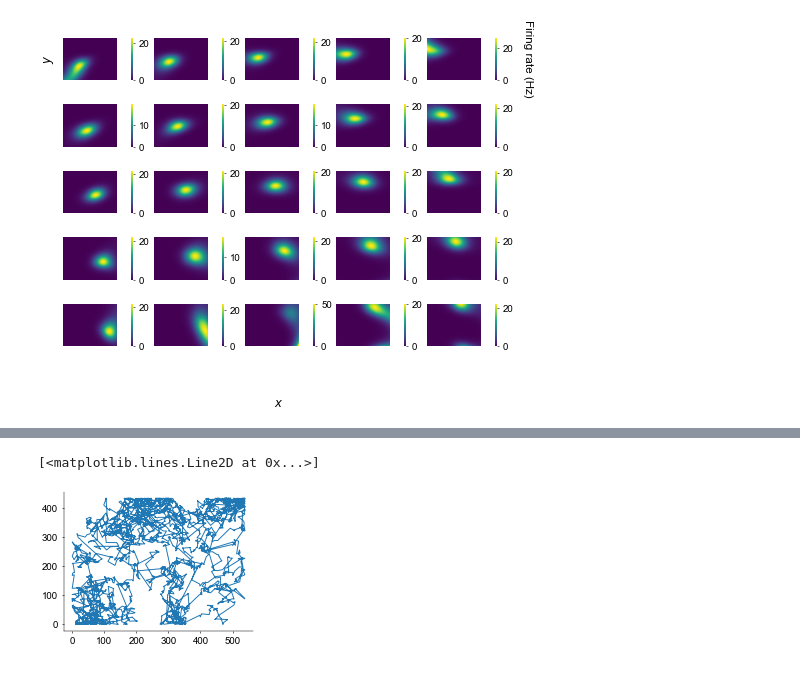
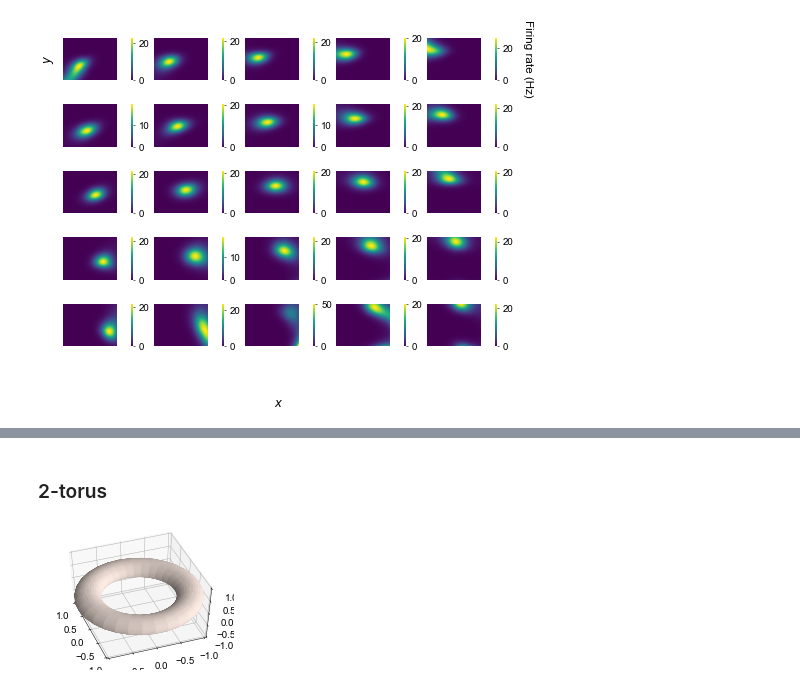
Before and after one commit to davindicode/universal-count-model, a Jupyter notebook: lib/examples/GPLVM.ipynb, the cells around one changed output, grey strips where cells are left out. Cells and saved outputs as stored; diff of their text form; code cells hidden in the pictures.

```diff
--- a/lib/examples/GPLVM.ipynb
+++ b/lib/examples/GPLVM.ipynb
@@ -41,3 +131,16 @@ plt.style.use(['paper.mplstyle'])
+# %%
+X_loc, X_std = gp_lvm.eval_X()
+
+colors = plt.get_cmap("tab10").colors[::-1]
+labels = df.index.unique()
+
+for i, label in enumerate(labels):
+    X_i = X_loc[0][df.index == label]
+    Y_i = X_loc[1][df.index == label]
+    plt.scatter(X_i[:], Y_i[:], c=[colors[i]], label=label)
+
+plt.legend()
+plt.show()
 # %% [markdown]
 <a id="synthetic"></a>
 ## Synthetic HDC population
@@ -1078,5 +1159,0 @@ tbin, resamples, rc_t, rbehav_t = neural_utils.BinTrain(bin_size, sample_bin, us
-# %%
-plt.plot(rbehav_t[0][:use_samples], rbehav_t[1][:use_samples])
-# %% [output]
-[<matplotlib.lines.Line2D at 0x...>]
-[figure, removed]
@@ -1131,0 +1160,29 @@ glm.set_optimizers(opt_tuple, opt_lr_dict)
+# %% [markdown]
+### 2-torus
+# %%
+# Generate torus mesh
+angle = np.linspace(0, 2 * np.pi, 32)
+theta, phi = np.meshgrid(angle, angle)
+r, R = .25, 1.
+X = (R + r * np.cos(phi)) * np.cos(theta)
+Y = (R + r * np.cos(phi)) * np.sin(theta)
+Z = r * np.sin(phi)
+
+
+
+colorfunction=(X**2+Y**2)
+norm=colors.Normalize(colorfunction.min(),colorfunction.max())
+
+# Display the mesh
+fig = plt.figure()
+ax = fig.gca(projection = '3d')
+ax.set_xlim3d(-1, 1)
+ax.set_ylim3d(-1, 1)
+ax.set_zlim3d(-1, 1)
+ax.plot_surface(X, Y, Z, rstride=1, cstride=1, facecolors=tcols)
+
+ax.view_init(elev=50, azim=160)
+#ax.set_axis_off()
+plt.show()
+# %% [output]
+[figure, added]
```
Also changed, not shown: parts of 21 cells of this notebook, 24 other files.
